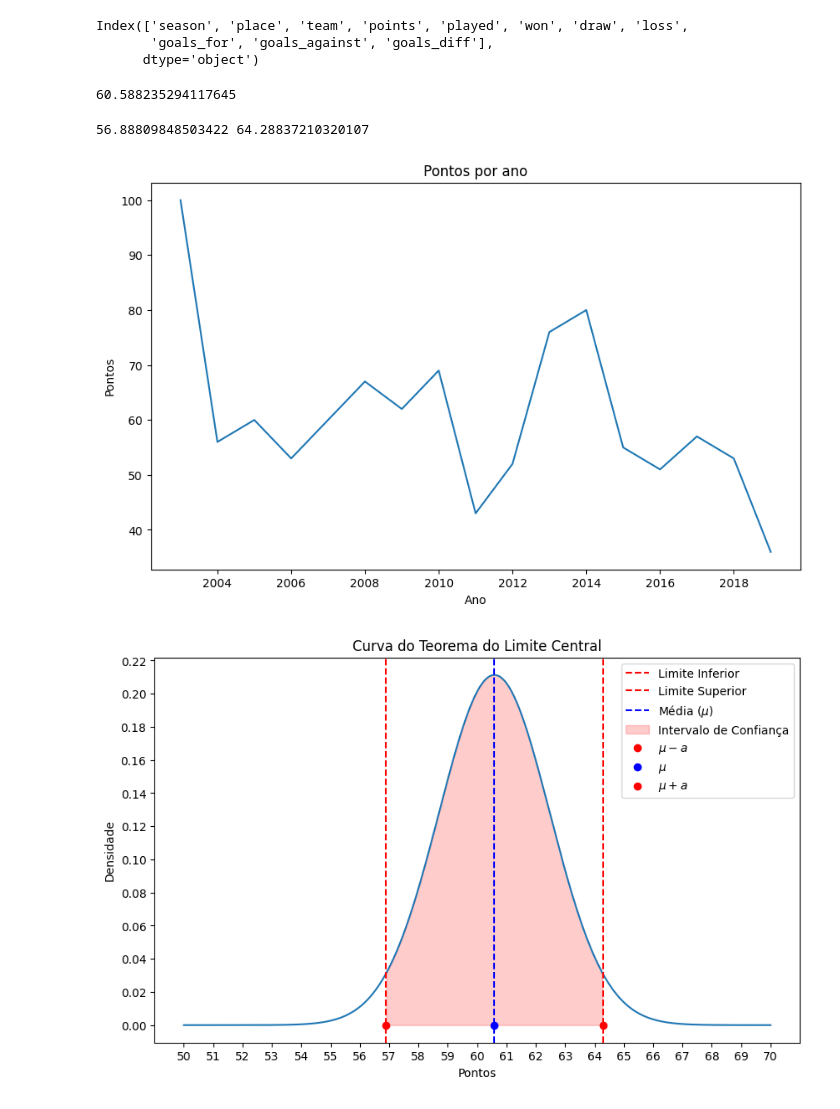
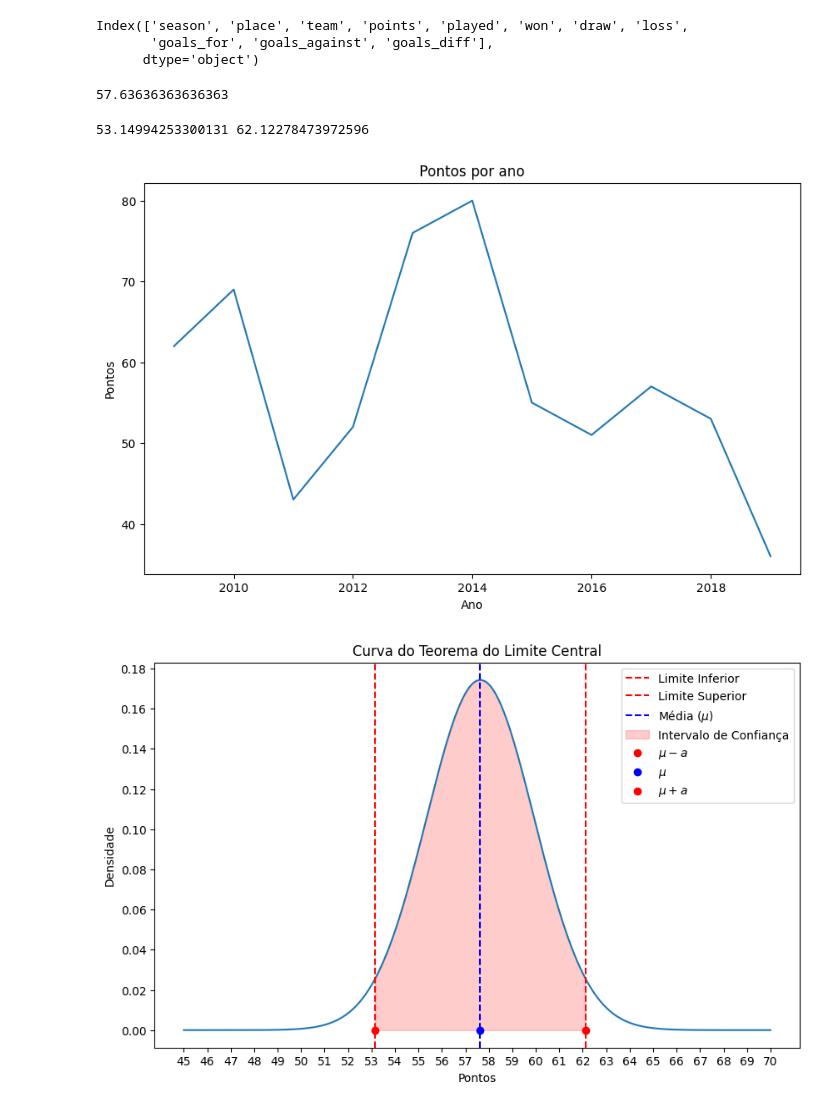
Before and after one commit to henriquetg1/aps5-cdados, a Jupyter notebook: aps5.ipynb, the cells around one changed output. Saved outputs shown, nothing was run; the diff lists cells and outputs as text; code cells hidden in the pictures.

```diff
--- a/aps5.ipynb
+++ b/aps5.ipynb
@@ -8,4 +8,7 @@ import scipy.stats as st
 import numpy as np
 import matplotlib.pyplot as plt
 # %%
-df = pd.read_csv('dados/brasileirao-2004-2022.csv')
+df_completo = pd.read_csv('dados/brasileirao-2004-2022.csv')
+
+filtro_2009_2019 = (df_completo['season'] > 2008) & (df_completo['season'] < 2020)
+df = df_completo[filtro_2009_2019]
@@ -30,7 +38,7 @@ df_ = df[df['team'] == ' Cruzeiro']
 media = df_['points'].mean()
 print(media)
 # %% [output]
-60.588235294117645
+57.63636363636363
 # %%
 alfa = 0.05
 desvio_padrao = st.poisson.std(media)
@@ -40,7 +48,7 @@ p1 = st.norm.ppf(0.025, loc = media, scale = desvio_padrao / ((len(df_) ** 0.5))
 p2 = st.norm.ppf(1-0.025, loc = media, scale = desvio_padrao / ((len(df_) ** 0.5)))
 print(p1 , p2)
 # %% [output]
-56.88809848503422 64.28837210320107
+53.14994253300131 62.12278473972596
 # %%
 plt.figure(figsize=(10, 6))
 plt.plot(df_['season'], df_['points'])
@@ -49,31 +57,31 @@ plt.ylabel('Pontos')
 plt.title('Pontos por ano')
 plt.show()
 # %% [output]
-[figure, old version]
+[figure, new version]
 # %%
 p1 = st.norm.ppf(0.025, loc=media, scale=desvio_padrao / ((len(df_) ** 0.5)))
 p2 = st.norm.ppf(1 - 0.025, loc=media, scale=desvio_padrao / ((len(df_) ** 0.5)))
 
-x = np.linspace(50, 70, 1000)
+x = np.linspace(45, 70, 1000)
 y = st.norm.pdf(x, loc=media, scale=desvio_padrao / ((len(df_) ** 0.5)))
 
 plt.figure(figsize=(10, 6))
 plt.plot(x, y)
 plt.xlabel('Pontos')
 plt.ylabel('Densidade')
 plt.title('Curva do Teorema do Limite Central')
 plt.axvline(x=p1, color='red', linestyle='--', label='Limite Inferior')
 plt.axvline(x=p2, color='red', linestyle='--', label='Limite Superior')
 plt.axvline(x=media, color='blue', linestyle='--', label='Média ($\mu$)')
 plt.fill_between(x, 0, y, where=(x >= p1) & (x <= p2), color='red', alpha=0.2, label='Intervalo de Confiança')
-plt.xticks(np.arange(50, 71, 1))
+plt.xticks(np.arange(45, 71, 1))
 plt.yticks(np.arange(0, 1, 0.02))
 
 plt.scatter(p1, 0, label='$\mu-a$', color='red')
 plt.scatter(media, 0, label='$\mu$', color='blue')
 plt.scatter(p2, 0, label='$\mu+a$', color='red')
 
 plt.legend()
 plt.show()
 # %% [output]
-[figure, old version]
+[figure, new version]
```
Also changed, not shown: parts of 2 cells of this notebook.
